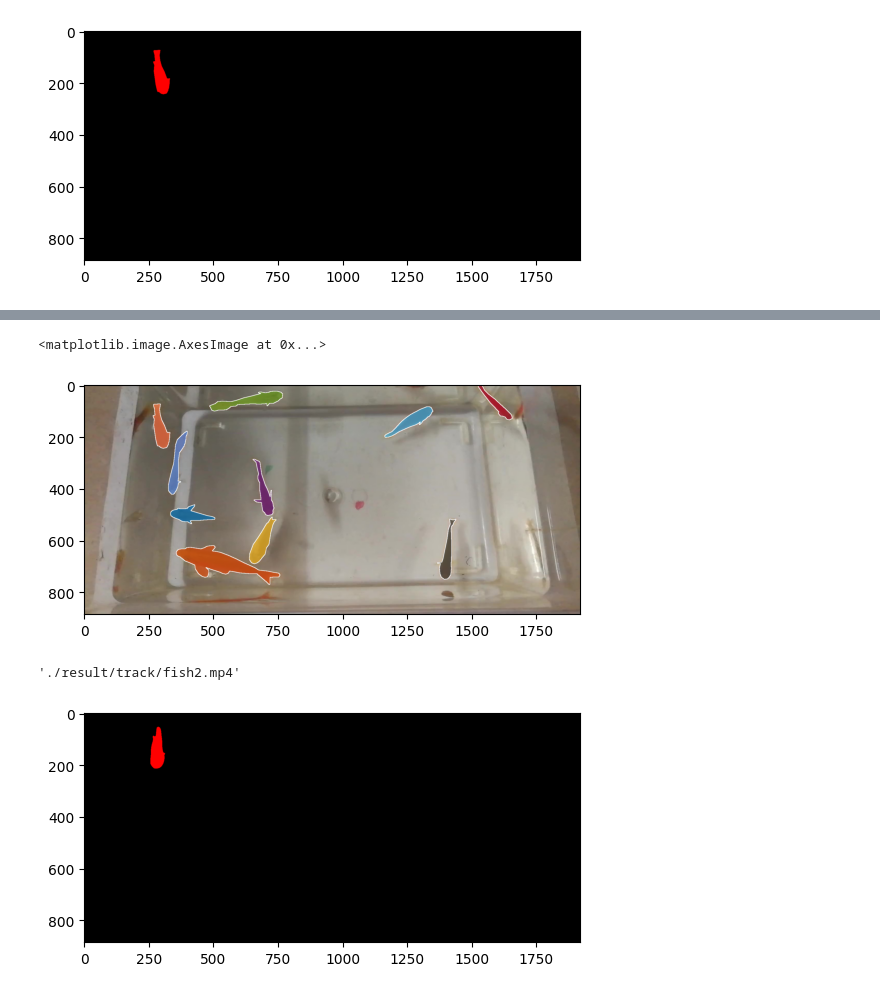
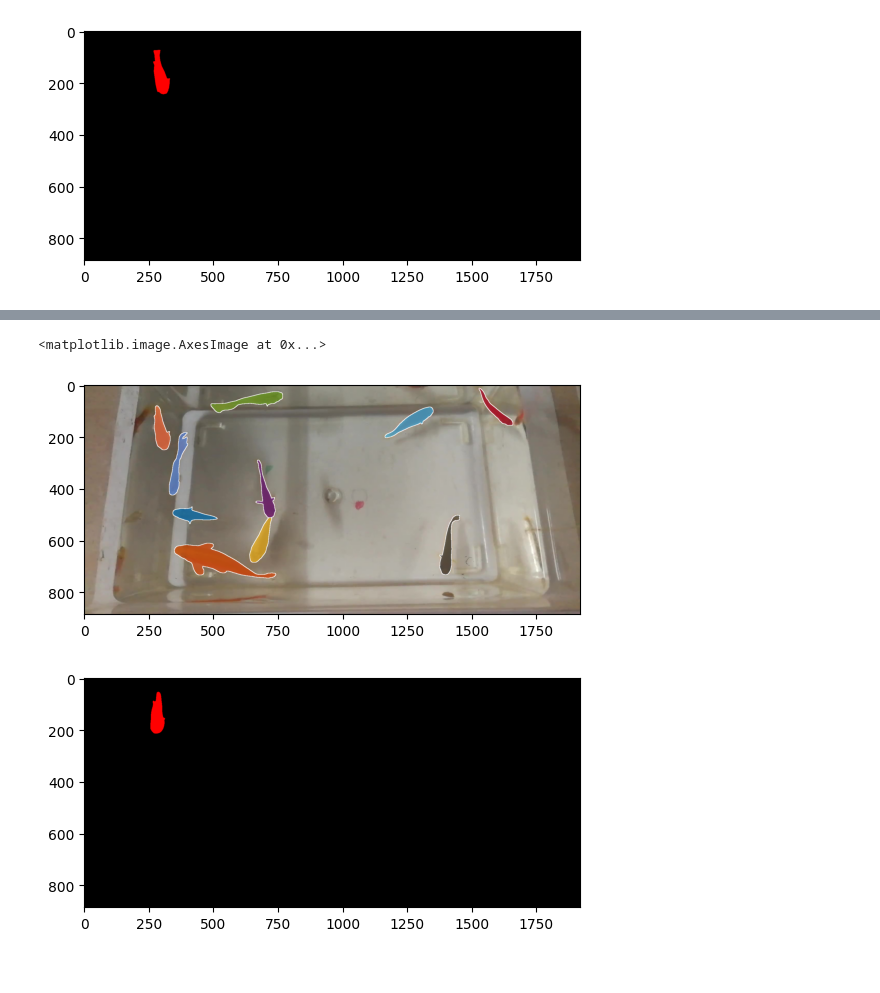
Before and after one commit to jpitagc/VOS-E-SAM, a Jupyter notebook: videoPipeline.ipynb, the cells around one changed output, grey strips where cells are left out. Drawn from its saved outputs; the diff is of its cells as text; code cells hidden in the pictures.

```diff
--- a/videoPipeline.ipynb
+++ b/videoPipeline.ipynb
@@ -37,6 +25,9 @@ Loads checkpoint by http backend from path: https://download.openmmlab.com/mmedi
 # %%
 ovis_anotations = 'D:/HADA/data/OVIS/annotations/'
 ovis_images = 'D:/HADA/data/OVIS/train_images/'
+
+ovis_anotations = '../data.nosync/OVIS/annotations/'
+ovis_images = '../data.nosync/OVIS/train_images/'
 # %%
 def cargarDatos(ruta_ann):
     with open(ruta_ann + 'annotations_train.json') as f:
@@ -63,0 +254,6 @@ first_video_folder = vidTrain[0]['file_names'][0].split('/')[0]
+# %%
+SAM_checkpoint = "./checkpoints/sam_vit_h_4b8939.pth"
+xmem_checkpoint = "./checkpoints/XMem-s012.pth"
+e2fgvi_checkpoint = "./checkpoints/E2FGVI-HQ-CVPR22.pth"
+args = {'use_refinement':True}
+model = TrackingAnything(SAM_checkpoint, xmem_checkpoint, e2fgvi_checkpoint,args)
@@ -196,6 +344,4 @@ def load_images_from_folder(folder):
-# %%
-images = load_images_from_folder(ovis_images + first_video_folder)
 # %%
 model.xmem.clear_memory()
-masks, logits, painted_images = model.generator(images=images[0:100], template_mask=unified)
+masks, logits, painted_images = model.generator(images=images[0:5], template_mask=unified)
 model.xmem.clear_memory()
@@ -220,5 +348,5 @@ Imagenes [array([[[123, 105,  85],
 # %%
-plt.imshow(painted_images[0])
+plt.imshow(painted_images[1])
 # %% [output]
 <matplotlib.image.AxesImage at 0x...>
-[figure, old version]
+[figure, new version]
@@ -232,7 +353,3 @@ def generate_video_from_frames(frames, output_path, fps=30):
-# %%
-generate_video_from_frames(painted_images, output_path="./result/track/fish2.mp4")
-# %% [output]
-'./result/track/fish2.mp4'
 # %%
 def print_rgb_mask(mask):
     colored_mask = np.zeros((mask.shape[0], mask.shape[1], 3), dtype=np.uint8)
```
Also changed, not shown: parts of 17 cells of this notebook, 4 other files.
